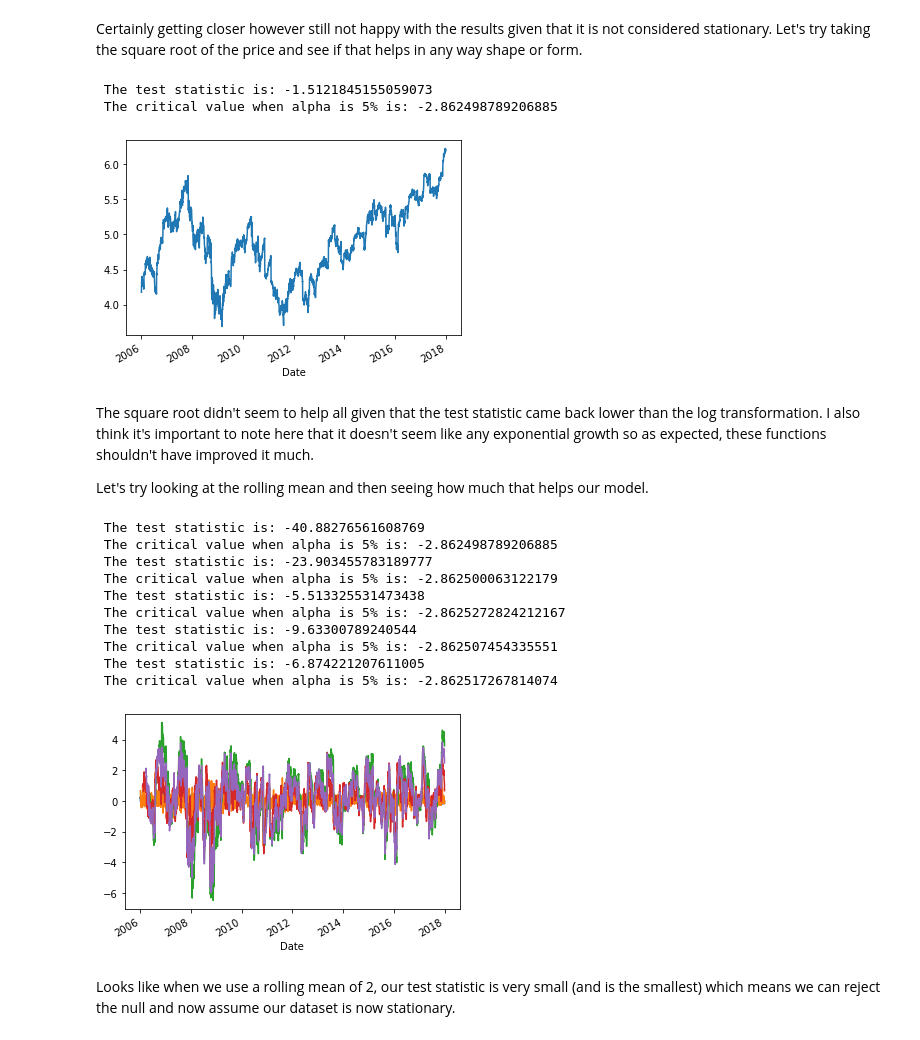
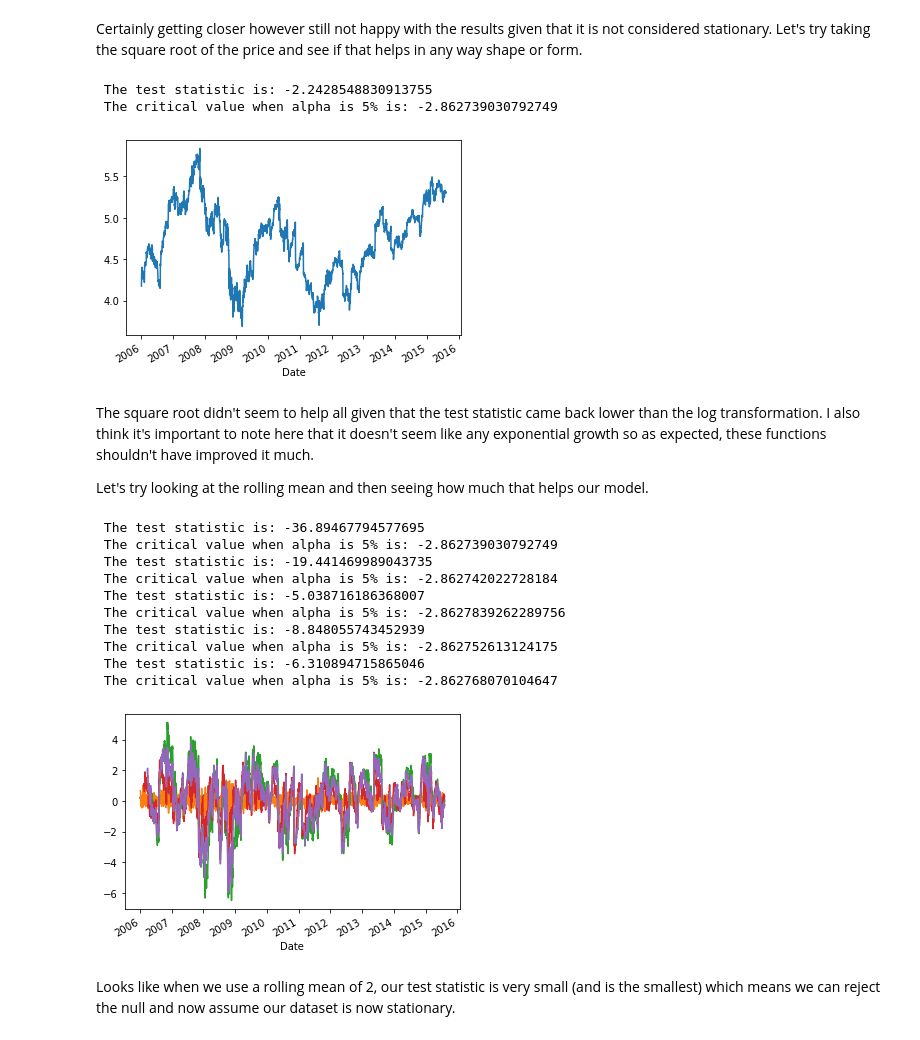
Before and after one commit to RogerPineda13/TimeSeriesP4, a Jupyter notebook: ALarsenWorkingNotebook.ipynb, the cells around one changed output. Saved outputs shown, nothing was run; the diff lists cells and outputs as text; code cells hidden in the pictures.

```diff
--- a/ALarsenWorkingNotebook.ipynb
+++ b/ALarsenWorkingNotebook.ipynb
@@ -129,3 +137,6 @@ def dickey(df_df):
     print(f' The test statistic is: {results[0]}')
     print(f' The critical value when alpha is 5% is: {p_value}')
     return
+# %%
+split = round(df.shape[0]*0.8)
+split
@@ -131,0 +145,16 @@ def dickey(df_df):
+# %%
+train = df[:split]
+test = df[split:]
+
+print(train.shape)
+print(test.shape)
+print(len(train) + len(test))
+
+# Looks like our train test split was successful and we have created two buckets of data, one
+# that we'll ultimately train our data on and one that we'll see how it performs on the unseen data.
+
+fig, ax = plt.subplots(figsize=(12, 8))
+ax.plot(train, label='train')
+ax.plot(test, label='test')
+ax.set_title('Train-Test Split');
+plt.legend();
@@ -166,43 +223,43 @@ df_log.plot();
 # %% [markdown]
 Certainly getting closer however still not happy with the results given that it is not considered stationary. Let's try taking the square root of the price and see if that helps in any way shape or form.
 # %%
-sqrt_price = np.sqrt(df)
-df_sqrt = pd.Series(sqrt_price, index=df.index)
-dickey(df_sqrt)
-df_sqrt.plot();
+sqrt_price = np.sqrt(train)
+df_sqrt_train = pd.Series(sqrt_price, index=train.index)
+dickey(df_sqrt_train)
+df_sqrt_train.plot();
 # %% [output]
- The test statistic is: -1.5121845155059073
- The critical value when alpha is 5% is: -2.862498789206885
+ The test statistic is: -2.2428548830913755
+ The critical value when alpha is 5% is: -2.862739030792749
-[figure, old version]
+[figure, new version]
 # %% [markdown]
 The square root didn't seem to help all given that the test statistic came back lower than the log transformation. I also think it's important to note here that it doesn't seem like any exponential growth so as expected, these functions shouldn't have improved it much.
 
 Let's try looking at the rolling mean and then seeing how much that helps our model.
 # %%
-df_rolling = df.rolling(window=2).mean()
-df_rolling_1 = df.rolling(window=4).mean()
-df_rolling_2 = df.rolling(window=90).mean()
-df_rolling_3 = df.rolling(window=30).mean()
-df_rolling_4 = df.rolling(window=60).mean()
+df_rolling = train.rolling(window=2).mean()
+df_rolling_1 = train.rolling(window=4).mean()
+df_rolling_2 = train.rolling(window=90).mean()
+df_rolling_3 = train.rolling(window=30).mean()
+df_rolling_4 = train.rolling(window=60).mean()
 
 list_of_df = [df_rolling, df_rolling_1, df_rolling_2, df_rolling_3, df_rolling_4]
 
 for i in list_of_df:
     if_df = (df - i).dropna()
     dickey(if_df)
     if_df.plot();
 # %% [output]
- The test statistic is: -40.88276561608769
- The critical value when alpha is 5% is: -2.862498789206885
- The test statistic is: -23.903455783189777
- The critical value when alpha is 5% is: -2.862500063122179
- The test statistic is: -5.513325531473438
- The critical value when alpha is 5% is: -2.8625272824212167
- The test statistic is: -9.63300789240544
- The critical value when alpha is 5% is: -2.862507454335551
- The test statistic is: -6.874221207611005
- The critical value when alpha is 5% is: -2.862517267814074
+ The test statistic is: -36.89467794577695
+ The critical value when alpha is 5% is: -2.862739030792749
+ The test statistic is: -19.441469989043735
+ The critical value when alpha is 5% is: -2.862742022728184
+ The test statistic is: -5.038716186368007
+ The critical value when alpha is 5% is: -2.8627839262289756
+ The test statistic is: -8.848055743452939
+ The critical value when alpha is 5% is: -2.862752613124175
+ The test statistic is: -6.310894715865046
+ The critical value when alpha is 5% is: -2.862768070104647
-[figure, old version]
+[figure, new version]
 # %% [markdown]
 Looks like when we use a rolling mean of 2, our test statistic is very small (and is the smallest) which means we can reject the null and now assume our dataset is now stationary.
 # %% [markdown]
```
Also changed, not shown: parts of 32 cells of this notebook.
